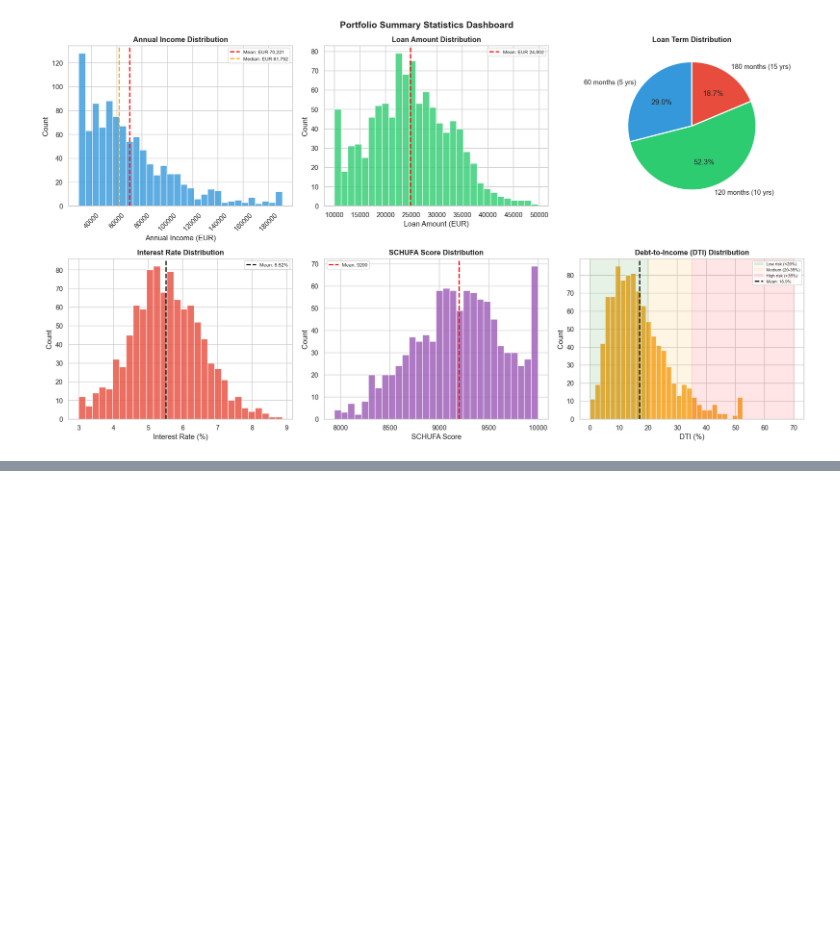
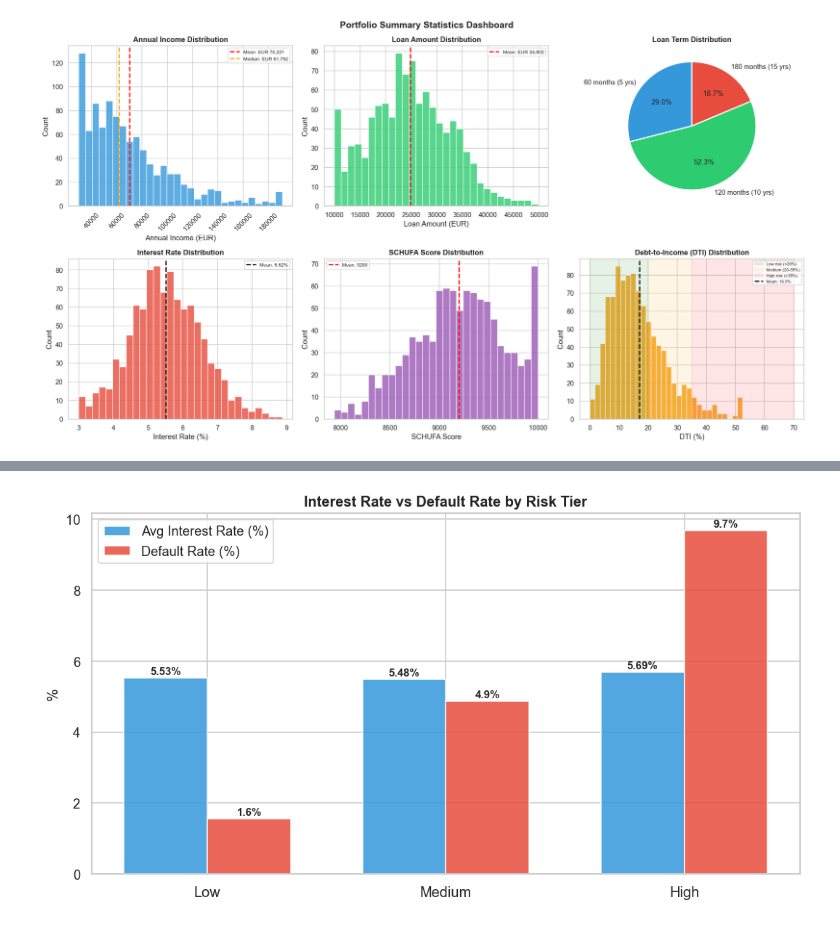
Before and after one commit to TalalZafar88/Credit_Risk_Pricing_Analysis, a Jupyter notebook: notebooks/Cloover_Case_Study.ipynb, the cells around one changed output, grey strips where cells are left out. Cells and saved outputs as stored; diff of their text form; code cells hidden in the pictures; blank space fills up the shorter version.

```diff
--- a/notebooks/Cloover_Case_Study.ipynb
+++ b/notebooks/Cloover_Case_Study.ipynb
@@ -539,0 +670,31 @@ plt.show()
+# %%
+avg_rate = df.groupby('risk_category', observed=True)['interest_rate'].mean().reindex(tiers)
+dr       = df.groupby('risk_category', observed=True)['default_flag'].mean().reindex(tiers) * 100
+
+fig, ax = plt.subplots(figsize=(9, 5))
+x     = range(len(tiers))
+width = 0.35
+
+bars1 = ax.bar([i - width/2 for i in x], avg_rate, width=width,
+               color='#3498db', alpha=0.85, label='Avg Interest Rate (%)', edgecolor='white')
+bars2 = ax.bar([i + width/2 for i in x], dr, width=width,
+               color='#e74c3c', alpha=0.85, label='Default Rate (%)', edgecolor='white')
+
+ax.set_xticks(list(x))
+ax.set_xticklabels(tiers, fontsize=12)
+ax.set_ylabel('%')
+ax.set_title('Interest Rate vs Default Rate by Risk Tier', fontweight='bold')
+ax.legend()
+
+for bar in bars1:
+    ax.text(bar.get_x() + bar.get_width() / 2, bar.get_height() + 0.1,
+            f'{bar.get_height():.2f}%', ha='center', fontsize=9, fontweight='bold')
+for bar in bars2:
+    ax.text(bar.get_x() + bar.get_width() / 2, bar.get_height() + 0.1,
+            f'{bar.get_height():.1f}%', ha='center', fontsize=9, fontweight='bold')
+
+plt.tight_layout()
+plt.savefig('risk_viz2.png', bbox_inches='tight')
+plt.show()
+# %% [output]
+[figure, added]
```
Also changed, not shown: parts of 7 cells of this notebook, 1 other file.
